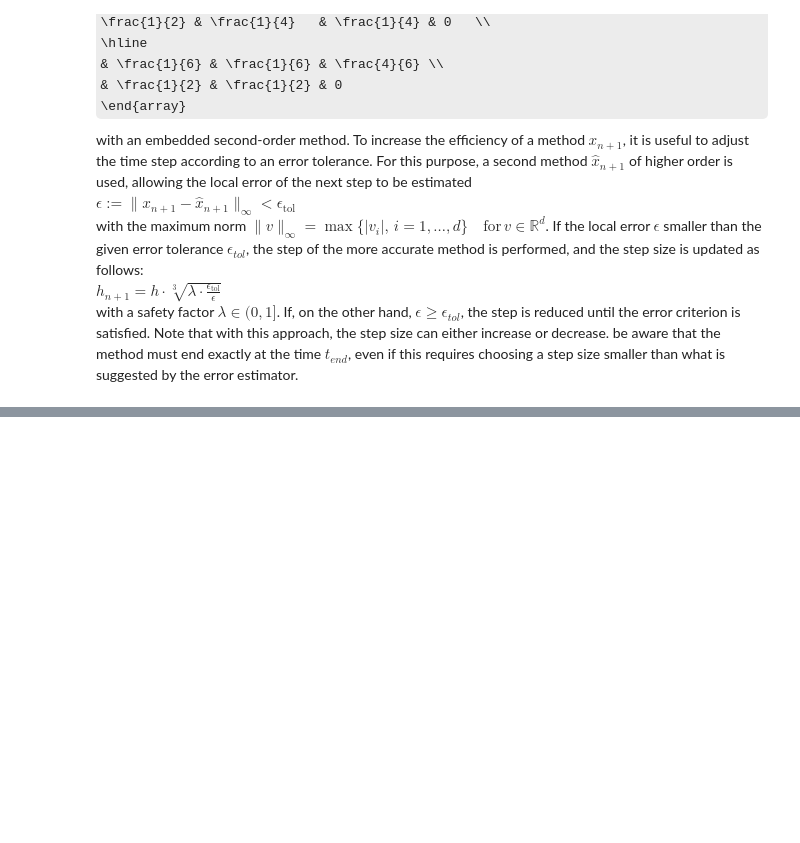
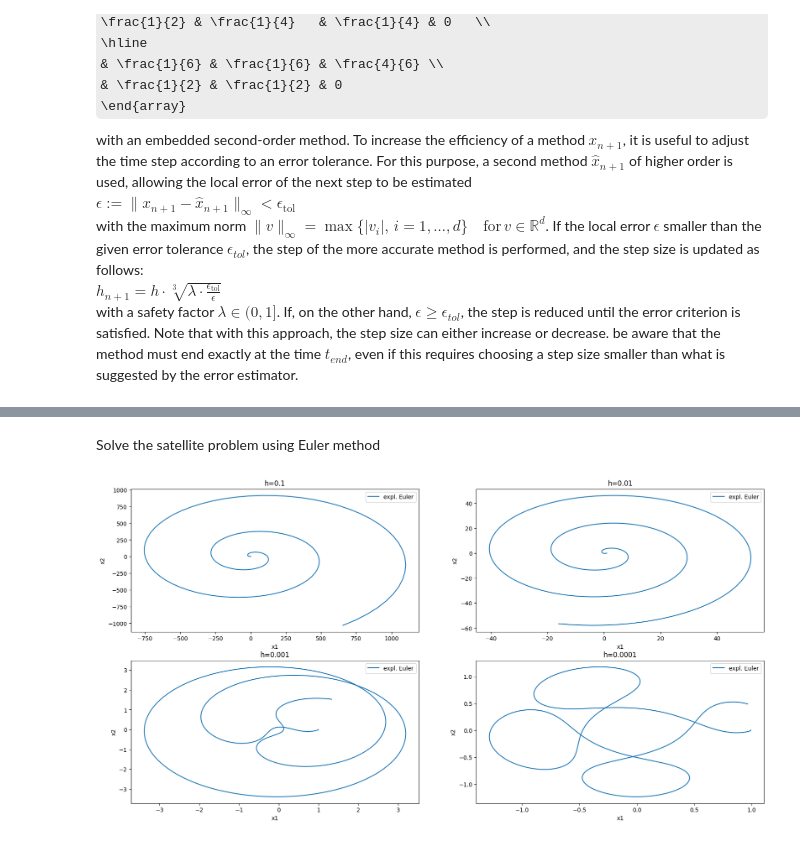
Before and after one commit to AnhTungLe04/NumericalMathematics, a Jupyter notebook: OnestepMethodForSolvingODE/onestep_ode.ipynb, the cells around one changed output, grey strips where cells are left out. Cells and saved outputs as stored; diff of their text form; code cells hidden in the pictures; some formulas as TeX source; blank space fills up the shorter version.

```diff
--- a/OnestepMethodForSolvingODE/onestep_ode.ipynb
+++ b/OnestepMethodForSolvingODE/onestep_ode.ipynb
@@ -309,0 +333,28 @@ plt.show()
+# %% [markdown]
+Solve the satellite problem using Euler method
+# %%
+h = [0.1, 0.01, 0.001, 0.0001]
+
+plt.figure(figsize=(20, 10))
+
+subplot_index = 1
+for hi in h:
+    t_euler, y_euler = euler(arenstorf_orbit, y0, t0, t_end, hi)
+    # Store coordinate values
+    x1 = []
+    x2 = []
+    for i in range(len(y_euler)):
+        x1.append(y_euler[i][0])
+        x2.append(y_euler[i][1])
+
+    plt.subplot(2, 2, subplot_index)
+    subplot_index += 1
+    plt.plot(x1, x2, label='expl. Euler')
+    plt.xlabel('x1')
+    plt.ylabel('x2')
+    plt.title(f'h={hi}')
+    plt.legend()
+
+plt.show()
+# %% [output]
+[figure, added]
```
Also changed, not shown: parts of 41 cells of this notebook.
